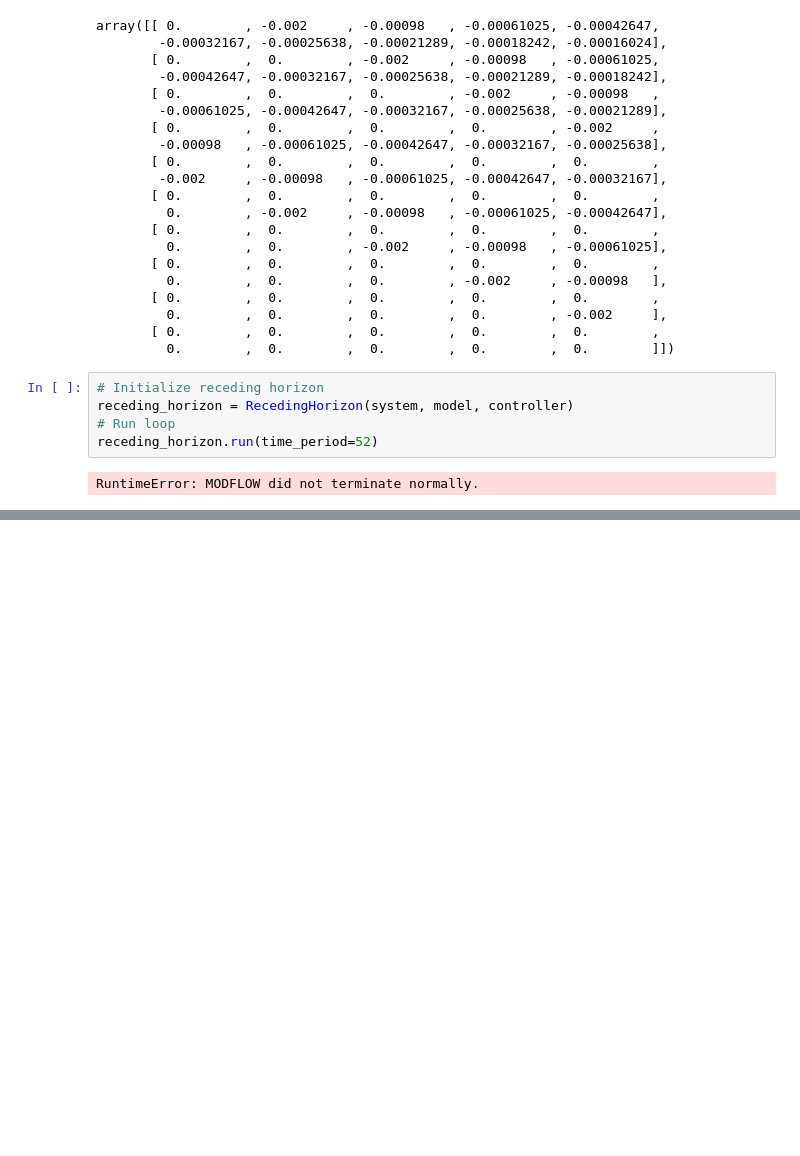
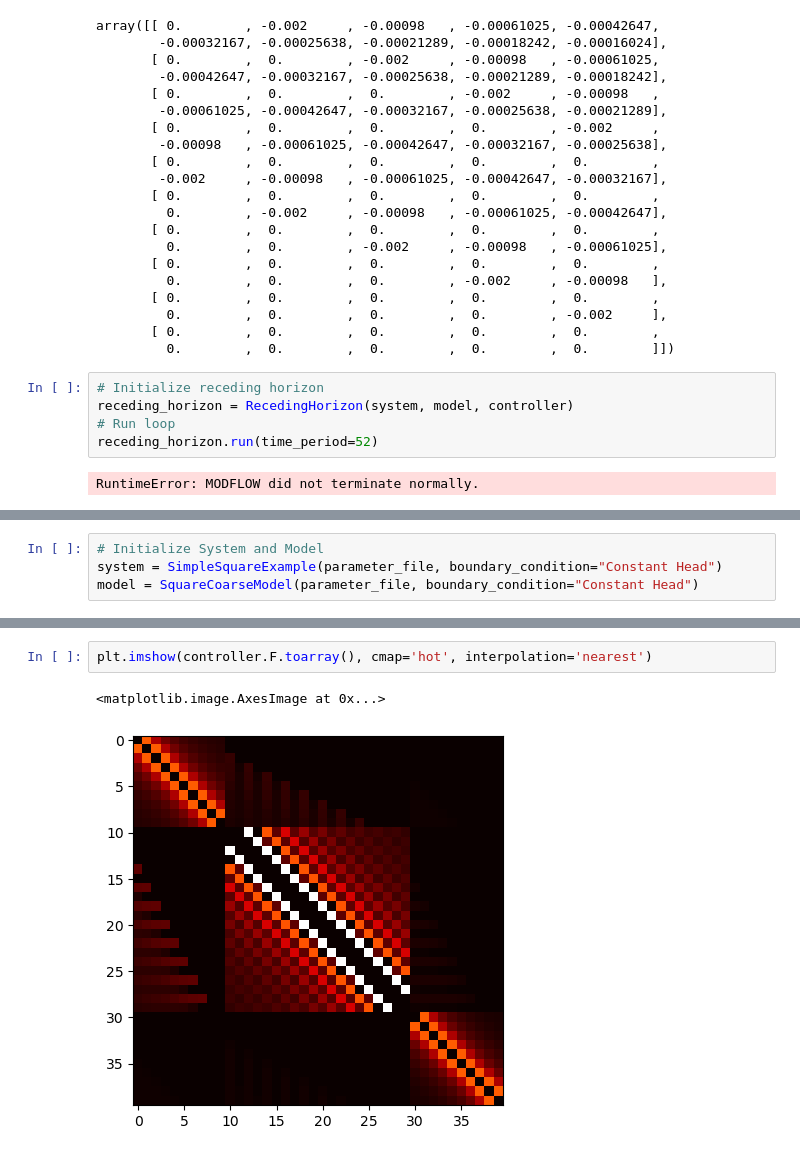
Before and after one commit to leonardchanfreau/RHG_GroundWater, a Jupyter notebook: test.ipynb, the cells around one changed output, grey strips where cells are left out. Saved outputs shown, nothing was run; the diff lists cells and outputs as text; blank space fills up the shorter version.

```diff
--- a/test.ipynb
+++ b/test.ipynb
@@ -313,0 +325,4 @@ RuntimeError: MODFLOW did not terminate normally.
+# %%
+# Initialize System and Model
+system = SimpleSquareExample(parameter_file, boundary_condition="Constant Head")
+model = SquareCoarseModel(parameter_file, boundary_condition="Constant Head")
@@ -313,0 +411,5 @@ RuntimeError: MODFLOW did not terminate normally.
+# %%
+plt.imshow(controller.F.toarray(), cmap='hot', interpolation='nearest')
+# %% [output]
+<matplotlib.image.AxesImage at 0x...>
+[figure, added]
```
Also changed, not shown: parts of 71 cells of this notebook, 14 other files.
